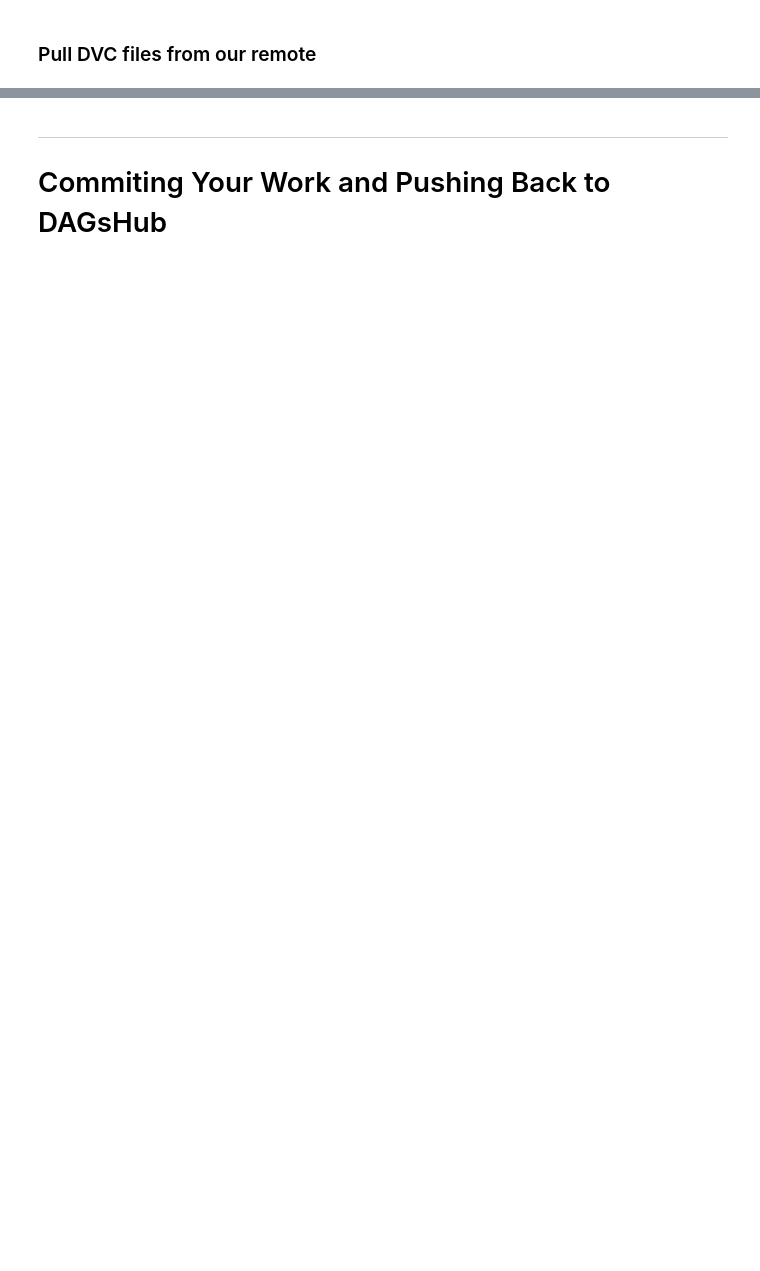
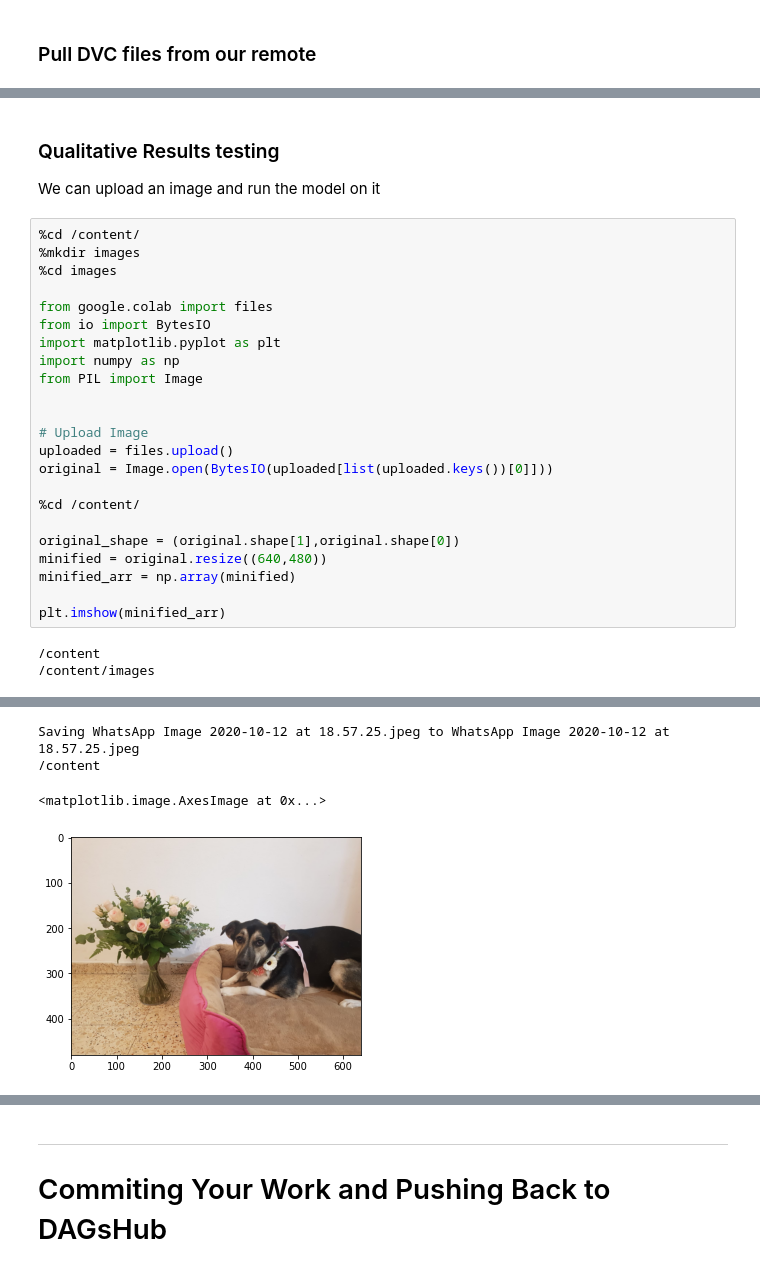
Before and after one commit to dean2o/savtadepth, a Jupyter notebook: Notebooks/SavtaDepth_Colab.ipynb, the cells around one changed output, grey strips where cells are left out. Saved outputs shown, nothing was run; the diff lists cells and outputs as text; blank space fills up the shorter version.

```diff
--- a/Notebooks/SavtaDepth_Colab.ipynb
+++ b/Notebooks/SavtaDepth_Colab.ipynb
@@ -45,0 +86,29 @@ Since locally we might not be working with a GPU, here we install the pytorch ve
+# %% [markdown]
+### Qualitative Results testing
+We can upload an image and run the model on it
+# %%
+%cd /content/
+%mkdir images
+%cd images
+
+from google.colab import files
+from io import BytesIO
+import matplotlib.pyplot as plt
+import numpy as np
+from PIL import Image
+
+
+# Upload Image
+uploaded = files.upload()
+original = Image.open(BytesIO(uploaded[list(uploaded.keys())[0]]))
+
+%cd /content/
+
+original_shape = (original.shape[1],original.shape[0])
+minified = original.resize((640,480))
+minified_arr = np.array(minified)
+
+plt.imshow(minified_arr)
+# %% [output]
+/content
+/content/images
@@ -45,0 +116,4 @@ Since locally we might not be working with a GPU, here we install the pytorch ve
+Saving WhatsApp Image 2020-10-12 at 18.57.25.jpeg to WhatsApp Image 2020-10-12 at 18.57.25.jpeg
+/content
+<matplotlib.image.AxesImage at 0x...>
+[figure, added]
```
Also changed, not shown: parts of 39 cells of this notebook.
